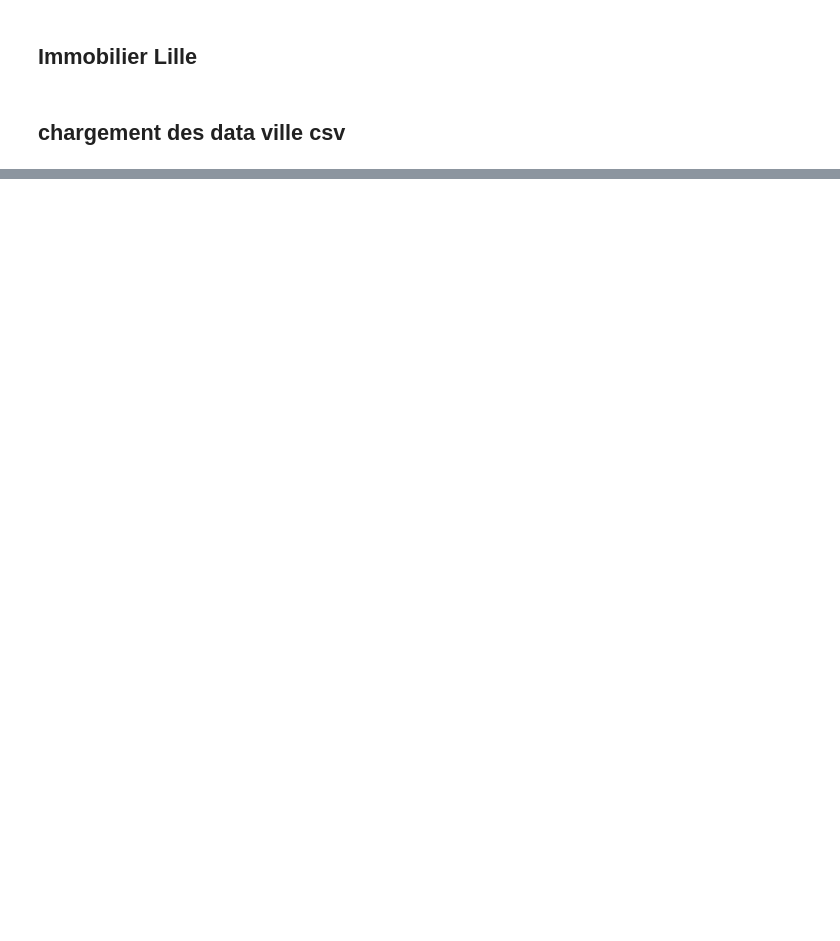
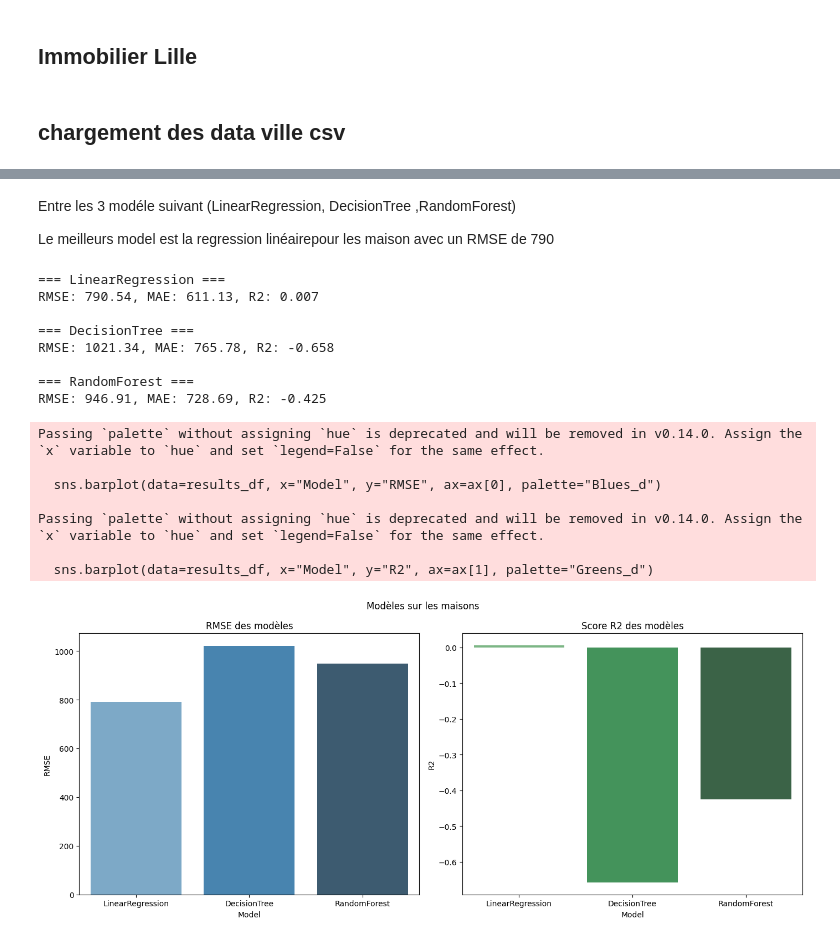
Before and after one commit to sayana-project/immoprice_api, a Jupyter notebook: notebooks/p1_lille.ipynb, the cells around one changed output, grey strips where cells are left out. Drawn from its saved outputs; the diff is of its cells as text; code cells hidden in the pictures; blank space fills up the shorter version.

```diff
--- a/notebooks/p1_lille.ipynb
+++ b/notebooks/p1_lille.ipynb
@@ -24,0 +186,26 @@ df['surface_m2'] = df['surface_m2'].fillna(df['surface_m2'].median())
+# %%
+def detect_outliers(df, column):
+    # Calcul du 1er quartile (25 % des valeurs les plus basses)
+    Q1 = df[column].quantile(0.25)
+
+    # Calcul du 3e quartile (75 % des valeurs les plus basses)
+    Q3 = df[column].quantile(0.75)
+
+    # Calcul de l'écart interquartile (zone "normale" des données)
+    IQR = Q3 - Q1
+
+    # Définition de la borne inférieure (valeurs trop basses)
+    lower_bound = Q1 - 1.5 * IQR
+
+    # Définition de la borne supérieure (valeurs trop hautes)
+    upper_bound = Q3 + 1.5 * IQR
+
+    # Retourne un tuple contenant :
+    # - la borne inférieure des valeurs acceptables,
+    # - la borne supérieure des valeurs acceptables,
+    # - les lignes du DataFrame où les valeurs de la colonne spécifiée sont considérées comme des outliers (hors bornes)
+    return (
+        lower_bound,
+        upper_bound,
+        df[(df[column] < lower_bound) | (df[column] > upper_bound)]
+        )
@@ -24,0 +337,29 @@ df['surface_m2'] = df['surface_m2'].fillna(df['surface_m2'].median())
+# %% [markdown]
+Entre les 3 modéle suivant (LinearRegression, DecisionTree ,RandomForest)
+
+  Le meilleurs model est la regression linéairepour les maison avec un RMSE de 790
+# %%
+features_house = ["Surface terrain"]
+results_house, models_house = run_regression_pipeline(
+    df=df_house,
+    features=features_house,
+    target="prix_m2",
+    title="Modèles sur les maisons"
+)
+# %% [output]
+=== LinearRegression ===
+RMSE: 790.54, MAE: 611.13, R2: 0.007
+
+=== DecisionTree ===
+RMSE: 1021.34, MAE: 765.78, R2: -0.658
+
+=== RandomForest ===
+RMSE: 946.91, MAE: 728.69, R2: -0.425
+Passing `palette` without assigning `hue` is deprecated and will be removed in v0.14.0. Assign the `x` variable to `hue` and set `legend=False` for the same effect.
+
+  sns.barplot(data=results_df, x="Model", y="RMSE", ax=ax[0], palette="Blues_d")
+
+Passing `palette` without assigning `hue` is deprecated and will be removed in v0.14.0. Assign the `x` variable to `hue` and set `legend=False` for the same effect.
+
+  sns.barplot(data=results_df, x="Model", y="R2", ax=ax[1], palette="Greens_d")
+[figure, added]
```
Also changed, not shown: parts of 51 cells of this notebook, 9 other files.
